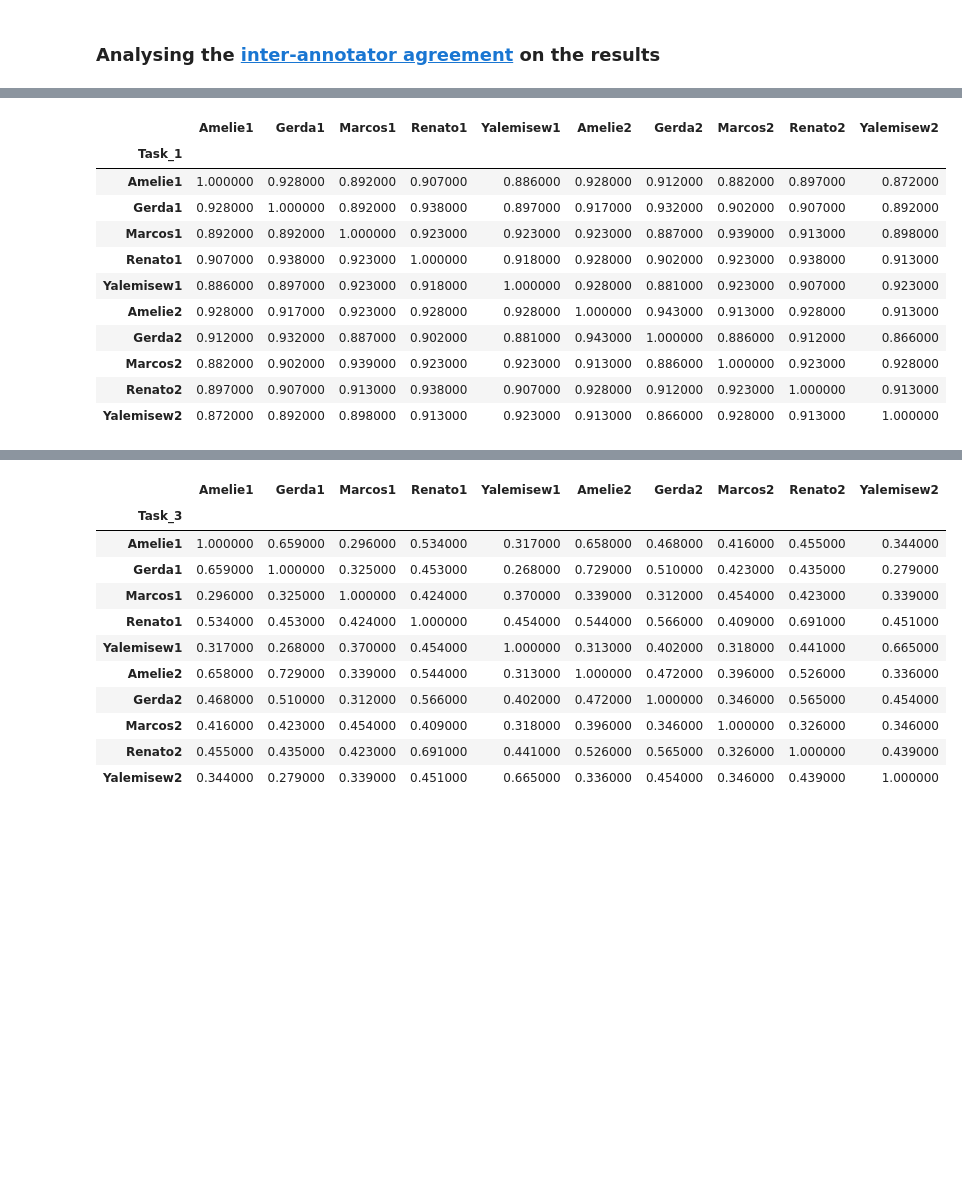
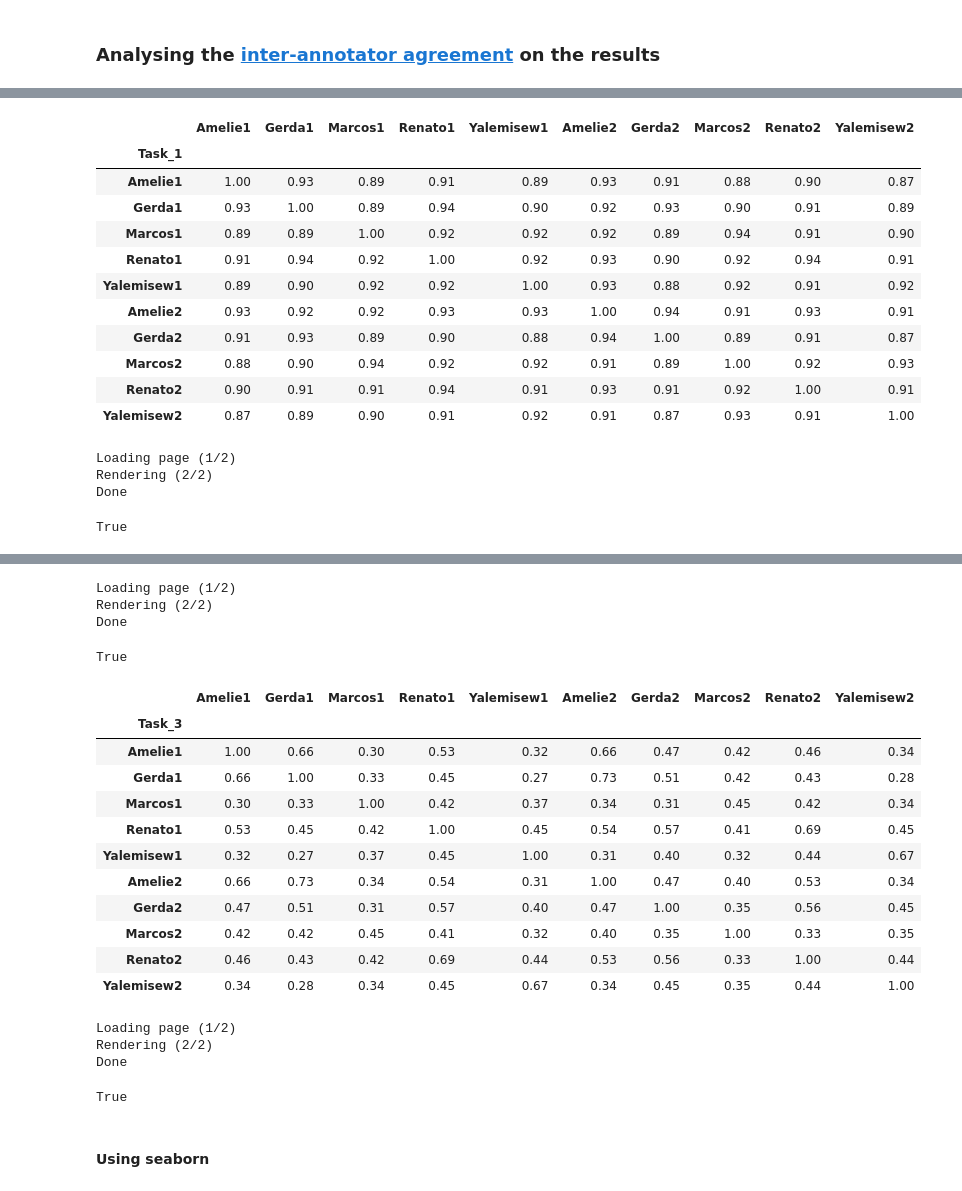
Before and after one commit to acdh-oeaw/Chia, a Jupyter notebook: notebooks/europeana_tagging_1st_2nd_report.ipynb, the cells around one changed output, grey strips where cells are left out. Drawn from its saved outputs; the diff is of its cells as text; code cells hidden in the pictures; blank space fills up the shorter version.

```diff
--- a/notebooks/europeana_tagging_1st_2nd_report.ipynb
+++ b/notebooks/europeana_tagging_1st_2nd_report.ipynb
@@ -5,10 +5,17 @@ import sys
 import itertools
 
 import matplotlib.pyplot as plt
+from matplotlib.image import imread
 import seaborn as sns
 import pandas as pd
 from pandas.plotting import table
 from sklearn.metrics import cohen_kappa_score as cks
 from tabulate import tabulate
 
+import imgkit
 from IPython.display import display
+from IPython.core.interactiveshell import InteractiveShell
+InteractiveShell.ast_node_interactivity = "all"
+
+pd.options.display.float_format = '{:,.3f}'.format
+pd.set_option('precision', 2)
@@ -58,5 +40,9 @@ memory usage: 333.0+ KB
 # %%
 df = pd.concat([df_round1, df_round2])
 df['id_image'] = pd.Categorical(df['image name']).codes
-df.info()
+df = df[['round', 'task', 'user', 'id_image', 'class', 'image name']]
+print(df['class'].unique())
+print(len(df['id_image'].unique()))
+#df.info()
+df.head()
 # %% [output]
@@ -142,25 +87,32 @@ for task in df.task.unique():
 # %%
 cm = sns.light_palette("green", as_cmap=True)
 cm = 'viridis'
 cm = 'plasma'
 cm = 'magma'
-for df in results:
-    s = df.style.background_gradient(cmap=cm, vmin=0, vmax=1, axis=None)
-    #s = df.style.highlight_max().format(None, na_rep="-")
-    #s = df.style.background_gradient(cmap='viridis')
+for task, df_task in enumerate(results):
+    #s = df_task.style.applymap('{:,.2f}'.format)
+    s = df_task.style.background_gradient(cmap=cm, vmin=0, vmax=1, axis=None)
+    #s = df_task.style.highlight_max().format(None, na_rep="-")
+    #s = df_task.style.background_gradient(cmap='viridis')
     display(s)
+    html = s.render()
+    imgkit.from_string(html, f'../data/styled_table{task+1}.png')
 # %% [output]
 |  | Amelie1 | Gerda1 | Marcos1 | Renato1 | Yalemisew1 | Amelie2 | Gerda2 | Marcos2 | Renato2 | Yalemisew2 |
 | Task_1 |  |  |  |  |  |  |  |  |  |  |
-| Amelie1 | 1.000000 | 0.928000 | 0.892000 | 0.907000 | 0.886000 | 0.928000 | 0.912000 | 0.882000 | 0.897000 | 0.872000 |
-| Gerda1 | 0.928000 | 1.000000 | 0.892000 | 0.938000 | 0.897000 | 0.917000 | 0.932000 | 0.902000 | 0.907000 | 0.892000 |
-| Marcos1 | 0.892000 | 0.892000 | 1.000000 | 0.923000 | 0.923000 | 0.923000 | 0.887000 | 0.939000 | 0.913000 | 0.898000 |
-| Renato1 | 0.907000 | 0.938000 | 0.923000 | 1.000000 | 0.918000 | 0.928000 | 0.902000 | 0.923000 | 0.938000 | 0.913000 |
-| Yalemisew1 | 0.886000 | 0.897000 | 0.923000 | 0.918000 | 1.000000 | 0.928000 | 0.881000 | 0.923000 | 0.907000 | 0.923000 |
-| Amelie2 | 0.928000 | 0.917000 | 0.923000 | 0.928000 | 0.928000 | 1.000000 | 0.943000 | 0.913000 | 0.928000 | 0.913000 |
-| Gerda2 | 0.912000 | 0.932000 | 0.887000 | 0.902000 | 0.881000 | 0.943000 | 1.000000 | 0.886000 | 0.912000 | 0.866000 |
-| Marcos2 | 0.882000 | 0.902000 | 0.939000 | 0.923000 | 0.923000 | 0.913000 | 0.886000 | 1.000000 | 0.923000 | 0.928000 |
-| Renato2 | 0.897000 | 0.907000 | 0.913000 | 0.938000 | 0.907000 | 0.928000 | 0.912000 | 0.923000 | 1.000000 | 0.913000 |
-| Yalemisew2 | 0.872000 | 0.892000 | 0.898000 | 0.913000 | 0.923000 | 0.913000 | 0.866000 | 0.928000 | 0.913000 | 1.000000 |
+| Amelie1 | 1.00 | 0.93 | 0.89 | 0.91 | 0.89 | 0.93 | 0.91 | 0.88 | 0.90 | 0.87 |
+| Gerda1 | 0.93 | 1.00 | 0.89 | 0.94 | 0.90 | 0.92 | 0.93 | 0.90 | 0.91 | 0.89 |
+| Marcos1 | 0.89 | 0.89 | 1.00 | 0.92 | 0.92 | 0.92 | 0.89 | 0.94 | 0.91 | 0.90 |
+| Renato1 | 0.91 | 0.94 | 0.92 | 1.00 | 0.92 | 0.93 | 0.90 | 0.92 | 0.94 | 0.91 |
+| Yalemisew1 | 0.89 | 0.90 | 0.92 | 0.92 | 1.00 | 0.93 | 0.88 | 0.92 | 0.91 | 0.92 |
+| Amelie2 | 0.93 | 0.92 | 0.92 | 0.93 | 0.93 | 1.00 | 0.94 | 0.91 | 0.93 | 0.91 |
+| Gerda2 | 0.91 | 0.93 | 0.89 | 0.90 | 0.88 | 0.94 | 1.00 | 0.89 | 0.91 | 0.87 |
+| Marcos2 | 0.88 | 0.90 | 0.94 | 0.92 | 0.92 | 0.91 | 0.89 | 1.00 | 0.92 | 0.93 |
+| Renato2 | 0.90 | 0.91 | 0.91 | 0.94 | 0.91 | 0.93 | 0.91 | 0.92 | 1.00 | 0.91 |
+| Yalemisew2 | 0.87 | 0.89 | 0.90 | 0.91 | 0.92 | 0.91 | 0.87 | 0.93 | 0.91 | 1.00 |
+Loading page (1/2)
+Rendering (2/2)
+Done
+True
 |  | Amelie1 | Gerda1 | Marcos1 | Renato1 | Yalemisew1 | Amelie2 | Gerda2 | Marcos2 | Renato2 | Yalemisew2 |
 | Task_2 |  |  |  |  |  |  |  |  |  |  |
@@ -177,13 +129,23 @@ for df in results:
+Loading page (1/2)
+Rendering (2/2)
+Done
+True
 |  | Amelie1 | Gerda1 | Marcos1 | Renato1 | Yalemisew1 | Amelie2 | Gerda2 | Marcos2 | Renato2 | Yalemisew2 |
 | Task_3 |  |  |  |  |  |  |  |  |  |  |
-| Amelie1 | 1.000000 | 0.659000 | 0.296000 | 0.534000 | 0.317000 | 0.658000 | 0.468000 | 0.416000 | 0.455000 | 0.344000 |
-| Gerda1 | 0.659000 | 1.000000 | 0.325000 | 0.453000 | 0.268000 | 0.729000 | 0.510000 | 0.423000 | 0.435000 | 0.279000 |
-| Marcos1 | 0.296000 | 0.325000 | 1.000000 | 0.424000 | 0.370000 | 0.339000 | 0.312000 | 0.454000 | 0.423000 | 0.339000 |
-| Renato1 | 0.534000 | 0.453000 | 0.424000 | 1.000000 | 0.454000 | 0.544000 | 0.566000 | 0.409000 | 0.691000 | 0.451000 |
-| Yalemisew1 | 0.317000 | 0.268000 | 0.370000 | 0.454000 | 1.000000 | 0.313000 | 0.402000 | 0.318000 | 0.441000 | 0.665000 |
-| Amelie2 | 0.658000 | 0.729000 | 0.339000 | 0.544000 | 0.313000 | 1.000000 | 0.472000 | 0.396000 | 0.526000 | 0.336000 |
-| Gerda2 | 0.468000 | 0.510000 | 0.312000 | 0.566000 | 0.402000 | 0.472000 | 1.000000 | 0.346000 | 0.565000 | 0.454000 |
-| Marcos2 | 0.416000 | 0.423000 | 0.454000 | 0.409000 | 0.318000 | 0.396000 | 0.346000 | 1.000000 | 0.326000 | 0.346000 |
-| Renato2 | 0.455000 | 0.435000 | 0.423000 | 0.691000 | 0.441000 | 0.526000 | 0.565000 | 0.326000 | 1.000000 | 0.439000 |
-| Yalemisew2 | 0.344000 | 0.279000 | 0.339000 | 0.451000 | 0.665000 | 0.336000 | 0.454000 | 0.346000 | 0.439000 | 1.000000 |
+| Amelie1 | 1.00 | 0.66 | 0.30 | 0.53 | 0.32 | 0.66 | 0.47 | 0.42 | 0.46 | 0.34 |
+| Gerda1 | 0.66 | 1.00 | 0.33 | 0.45 | 0.27 | 0.73 | 0.51 | 0.42 | 0.43 | 0.28 |
+| Marcos1 | 0.30 | 0.33 | 1.00 | 0.42 | 0.37 | 0.34 | 0.31 | 0.45 | 0.42 | 0.34 |
+| Renato1 | 0.53 | 0.45 | 0.42 | 1.00 | 0.45 | 0.54 | 0.57 | 0.41 | 0.69 | 0.45 |
+| Yalemisew1 | 0.32 | 0.27 | 0.37 | 0.45 | 1.00 | 0.31 | 0.40 | 0.32 | 0.44 | 0.67 |
+| Amelie2 | 0.66 | 0.73 | 0.34 | 0.54 | 0.31 | 1.00 | 0.47 | 0.40 | 0.53 | 0.34 |
+| Gerda2 | 0.47 | 0.51 | 0.31 | 0.57 | 0.40 | 0.47 | 1.00 | 0.35 | 0.56 | 0.45 |
+| Marcos2 | 0.42 | 0.42 | 0.45 | 0.41 | 0.32 | 0.40 | 0.35 | 1.00 | 0.33 | 0.35 |
+| Renato2 | 0.46 | 0.43 | 0.42 | 0.69 | 0.44 | 0.53 | 0.56 | 0.33 | 1.00 | 0.44 |
+| Yalemisew2 | 0.34 | 0.28 | 0.34 | 0.45 | 0.67 | 0.34 | 0.45 | 0.35 | 0.44 | 1.00 |
+Loading page (1/2)
+Rendering (2/2)
+Done
+True
+# %% [markdown]
+#### Using seaborn
 # %%
```
Also changed, not shown: parts of 20 cells of this notebook.
